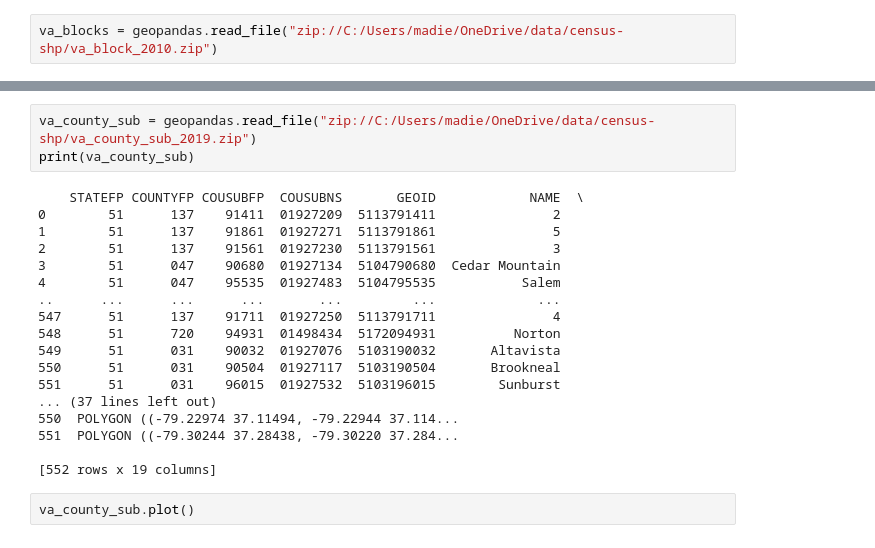
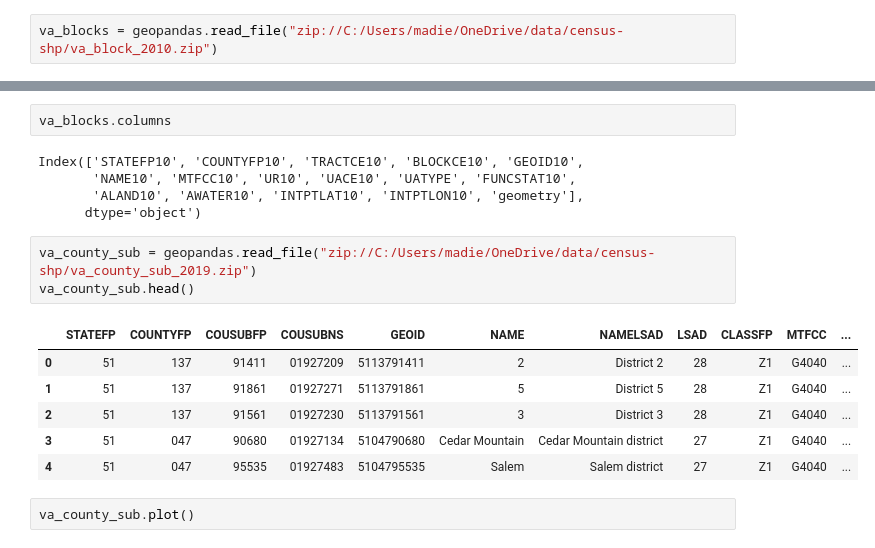
Before and after one commit to madeleinegoertz/ap-research-redistricting, a Jupyter notebook: demographics/blocks2precincts.ipynb, the cells around one changed output, grey strips where cells are left out. Saved outputs shown, nothing was run; the diff lists cells and outputs as text.

```diff
--- a/demographics/blocks2precincts.ipynb
+++ b/demographics/blocks2precincts.ipynb
@@ -53,24 +87,20 @@ print(va_blocks)
+# %%
+va_blocks.columns
+# %% [output]
+Index(['STATEFP10', 'COUNTYFP10', 'TRACTCE10', 'BLOCKCE10', 'GEOID10',
+       'NAME10', 'MTFCC10', 'UR10', 'UACE10', 'UATYPE', 'FUNCSTAT10',
+       'ALAND10', 'AWATER10', 'INTPTLAT10', 'INTPTLON10', 'geometry'],
+      dtype='object')
 # %%
 va_county_sub = geopandas.read_file("zip://C:/Users/madie/OneDrive/data/census-shp/va_county_sub_2019.zip")
-print(va_county_sub)
+va_county_sub.head()
 # %% [output]
-    STATEFP COUNTYFP COUSUBFP  COUSUBNS       GEOID            NAME  \
-0        51      137    91411  01927209  5113791411               2
-1        51      137    91861  01927271  5113791861               5
-2        51      137    91561  01927230  5113791561               3
-3        51      047    90680  01927134  5104790680  Cedar Mountain
-4        51      047    95535  01927483  5104795535           Salem
-..      ...      ...      ...       ...         ...             ...
-547      51      137    91711  01927250  5113791711               4
-548      51      720    94931  01498434  5172094931          Norton
-549      51      031    90032  01927076  5103190032       Altavista
-550      51      031    90504  01927117  5103190504       Brookneal
-551      51      031    96015  01927532  5103196015        Sunburst
-... (37 lines left out)
-550  POLYGON ((-79.22974 37.11494, -79.22944 37.114...
-551  POLYGON ((-79.30244 37.28438, -79.30220 37.284...
-
-[552 rows x 19 columns]
+|  | STATEFP | COUNTYFP | COUSUBFP | COUSUBNS | GEOID | NAME | NAMELSAD | LSAD | CLASSFP | MTFCC | ... |
+| 0 | 51 | 137 | 91411 | 01927209 | 5113791411 | 2 | District 2 | 28 | Z1 | G4040 | ... |
+| 1 | 51 | 137 | 91861 | 01927271 | 5113791861 | 5 | District 5 | 28 | Z1 | G4040 | ... |
+| 2 | 51 | 137 | 91561 | 01927230 | 5113791561 | 3 | District 3 | 28 | Z1 | G4040 | ... |
+| 3 | 51 | 047 | 90680 | 01927134 | 5104790680 | Cedar Mountain | Cedar Mountain district | 27 | Z1 | G4040 | ... |
+| 4 | 51 | 047 | 95535 | 01927483 | 5104795535 | Salem | Salem district | 27 | Z1 | G4040 | ... |
 # %%
 va_county_sub.plot()
 # %% [output]
```
Also changed, not shown: parts of 12 cells of this notebook, 3 other files.
